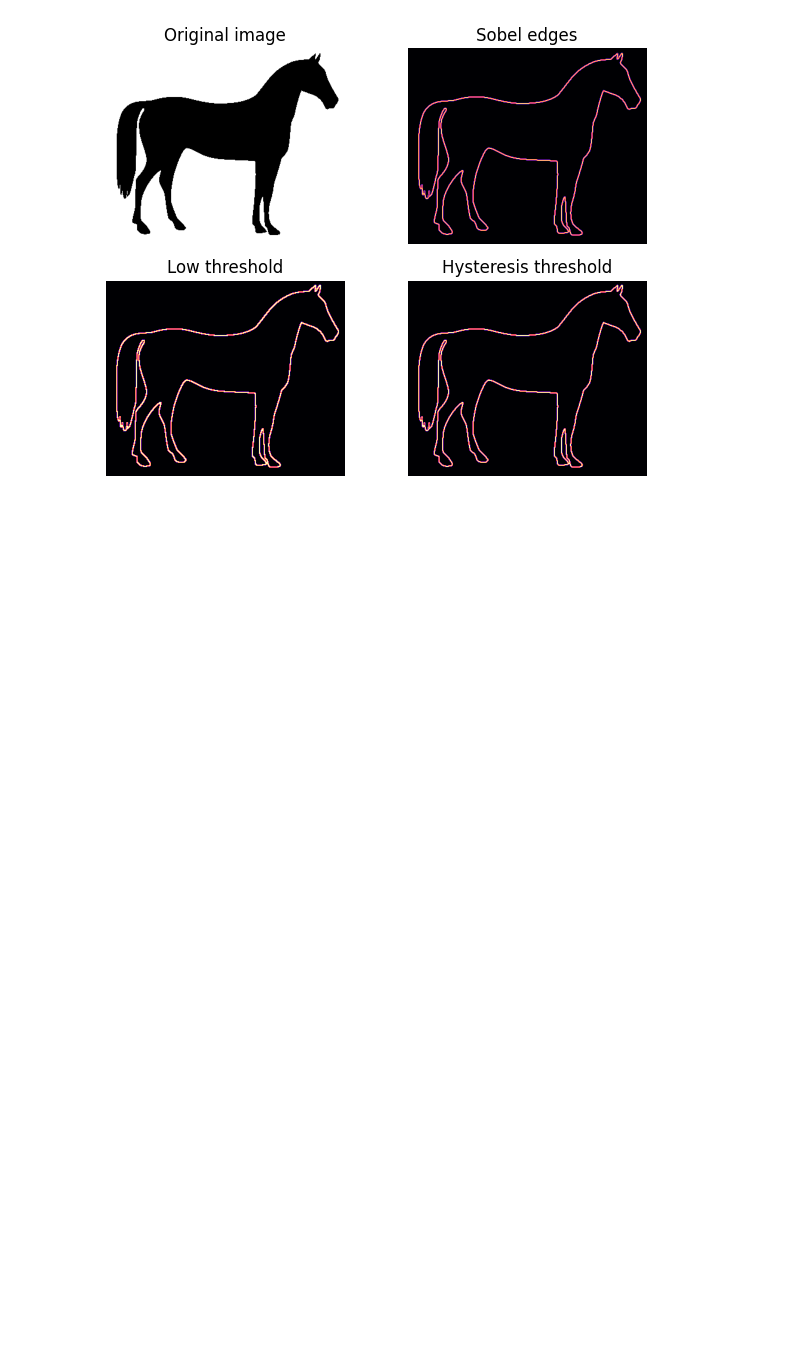
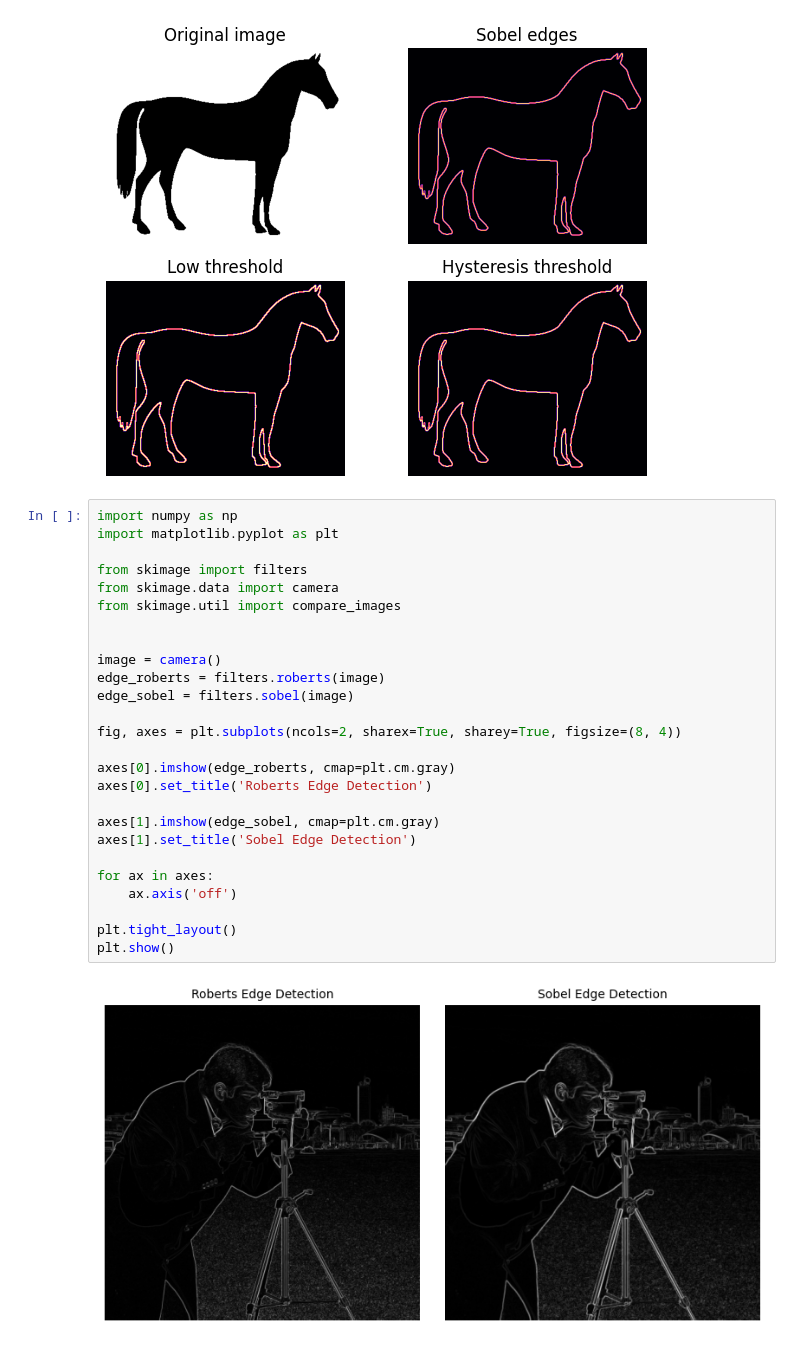
Before and after one commit to Kaustubh308/DeepLearningLab, a Jupyter notebook: DLLab1.ipynb, the cells around one changed output. Cells and saved outputs as stored; diff of their text form; blank space fills up the shorter version.

```diff
--- a/DLLab1.ipynb
+++ b/DLLab1.ipynb
@@ -98,3 +98,31 @@ plt.tight_layout()
 plt.show()
 # %% [output]
 [figure]
+# %%
+import numpy as np
+import matplotlib.pyplot as plt
+
+from skimage import filters
+from skimage.data import camera
+from skimage.util import compare_images
+
+
+image = camera()
+edge_roberts = filters.roberts(image)
+edge_sobel = filters.sobel(image)
+
+fig, axes = plt.subplots(ncols=2, sharex=True, sharey=True, figsize=(8, 4))
+
+axes[0].imshow(edge_roberts, cmap=plt.cm.gray)
+axes[0].set_title('Roberts Edge Detection')
+
+axes[1].imshow(edge_sobel, cmap=plt.cm.gray)
+axes[1].set_title('Sobel Edge Detection')
+
+for ax in axes:
+    ax.axis('off')
+
+plt.tight_layout()
+plt.show()
+# %% [output]
+[figure, added]
```
